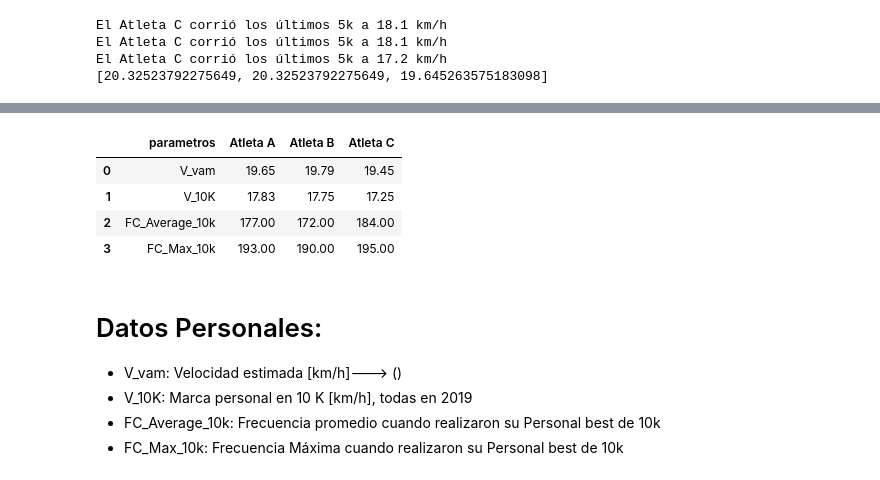
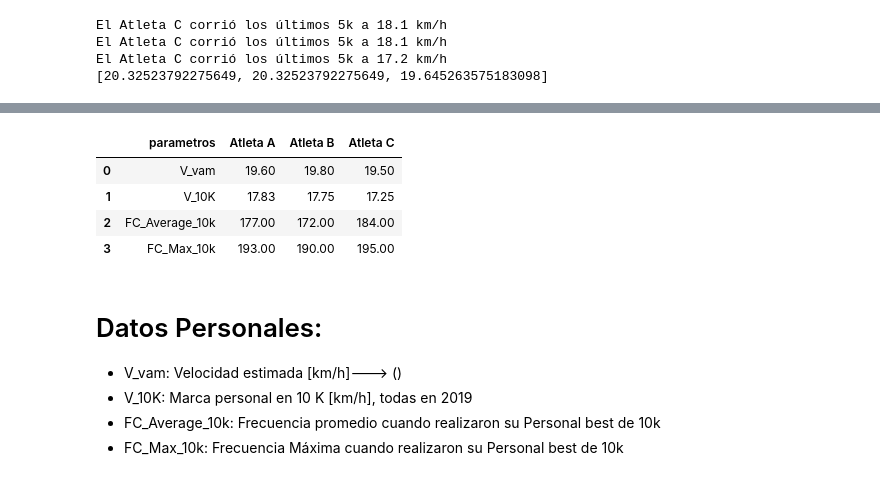
Before and after one commit to sagarueda/Data_10k_Test, a Jupyter notebook: Test 10K.ipynb, the cells around one changed output, grey strips where cells are left out. Drawn from its saved outputs; the diff is of its cells as text; code cells hidden in the pictures.

```diff
--- a/Test 10K.ipynb
+++ b/Test 10K.ipynb
@@ -248,22 +267,22 @@ VAM.head()
 # %%
 names = ["Atleta A", "Atleta B","Atleta C"]
 #VAM = [3:12, 3:03,3:08] #vel de 2k de c/u
 V_vam = y#vam promedio
 #V_10K_Personal Best = [3:33, 3:26,3:27] (Pista2019, CIpolletti2019, Velodromo2019)
 V_10k = 20-np.array([26,27,33])/12
 FC10k_avg = [177,172,184]
 FC10k_max = [193,190,195]
 P_Best = pd.DataFrame()
 P_Best["parametros"] = ["V_vam","V_10K", "FC_Average_10k","FC_Max_10k"]
 j = 0
 for i in names:
-    P_Best[i] = np.array([round(V_vam[j],2),round(V_10k[j],2),int(FC10k_avg[j]),int(FC10k_max[j])])
+    P_Best[i] = np.array([round(V_vam[j],1),round(V_10k[j],2),int(FC10k_avg[j]),int(FC10k_max[j])])
     j +=1
 
 P_Best.head()
 # %% [output]
 |  | parametros | Atleta A | Atleta B | Atleta C |
-| 0 | V_vam | 19.65 | 19.79 | 19.45 |
+| 0 | V_vam | 19.60 | 19.80 | 19.50 |
 | 1 | V_10K | 17.83 | 17.75 | 17.25 |
 | 2 | FC_Average_10k | 177.00 | 172.00 | 184.00 |
 | 3 | FC_Max_10k | 193.00 | 190.00 | 195.00 |
```
Also changed, not shown: parts of 2 cells of this notebook.
